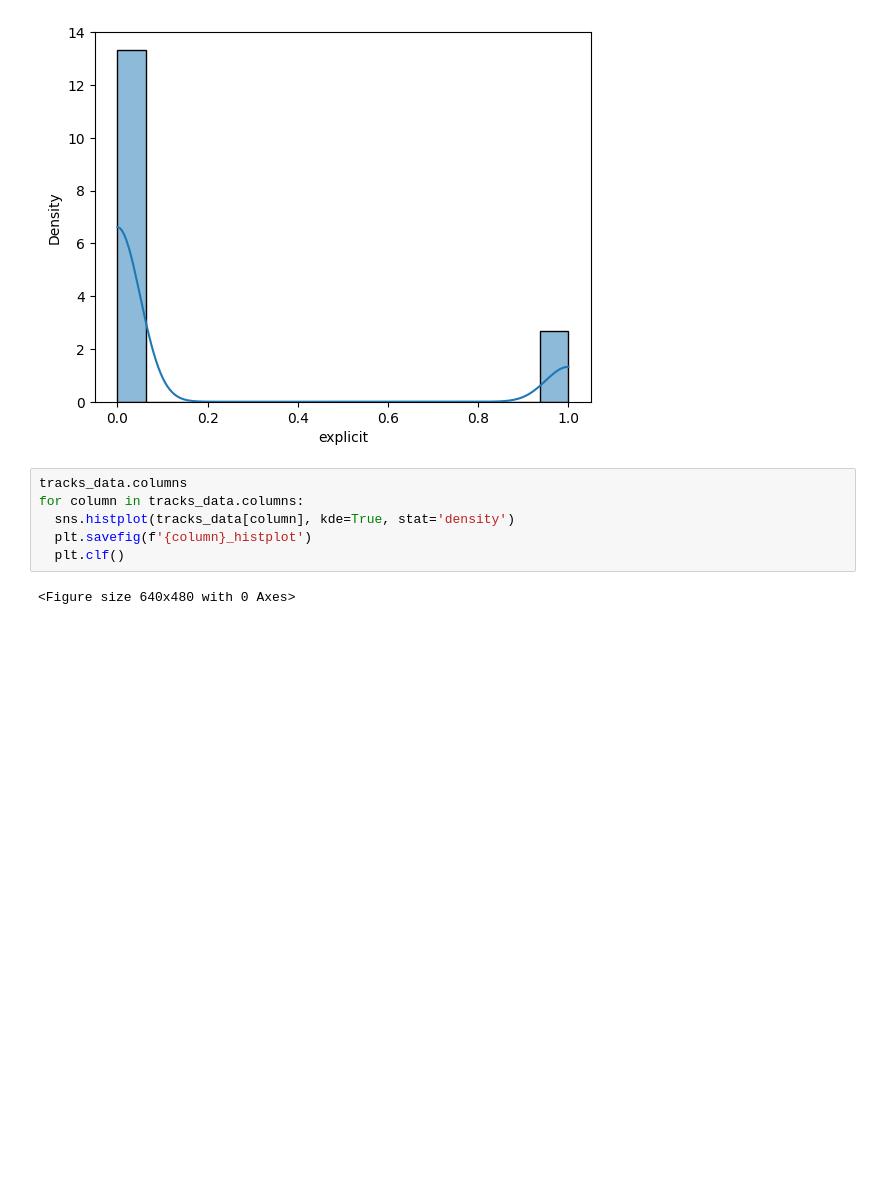
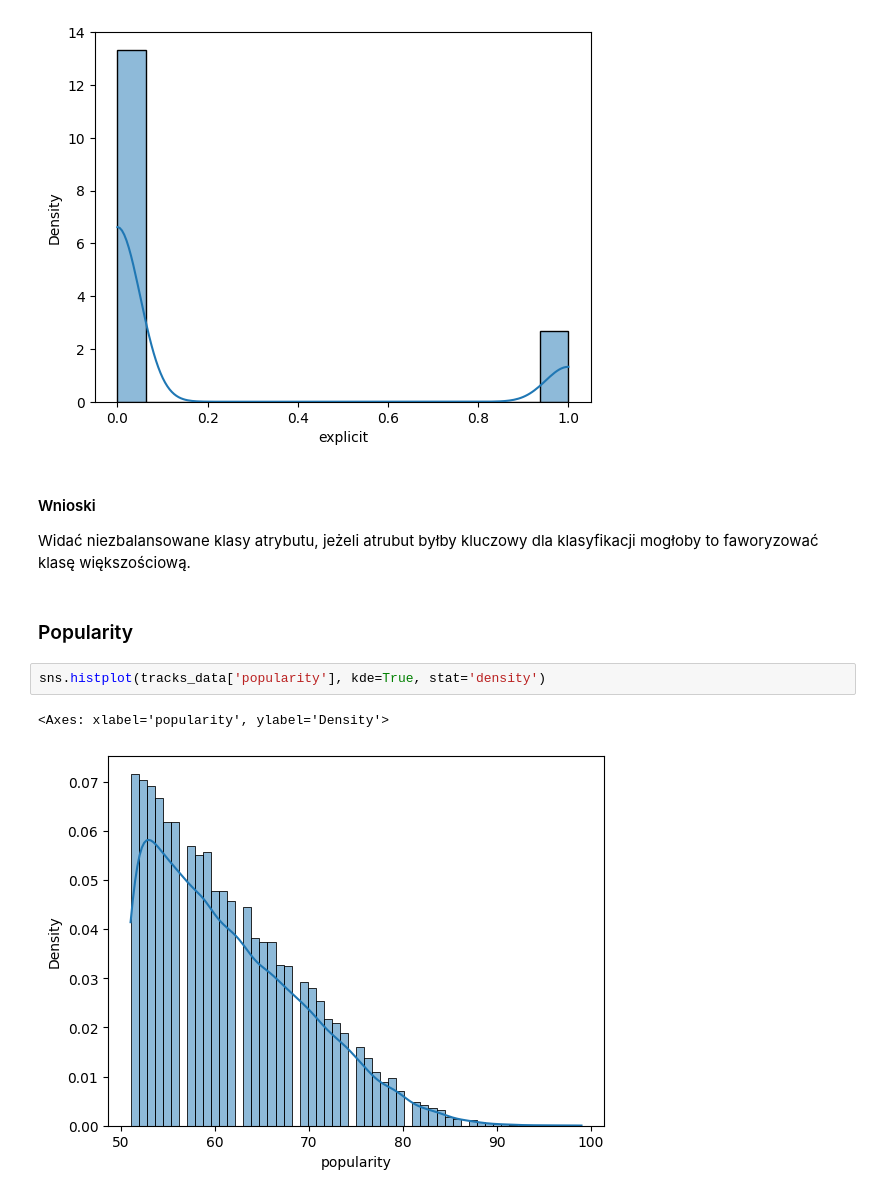
Before and after one commit to michal1010/song-recommendation-system, a Jupyter notebook: ium_notebook.ipynb, the cells around one changed output. Saved outputs shown, nothing was run; the diff lists cells and outputs as text; blank space fills up the shorter version.

```diff
--- a/ium_notebook.ipynb
+++ b/ium_notebook.ipynb
@@ -28,11 +55,14 @@ sns.histplot(tracks_data['explicit'], kde=True, stat='density')
 # %% [output]
 <Axes: xlabel='explicit', ylabel='Density'>
 [figure]
-# %%
-tracks_data.columns
-for column in tracks_data.columns:
-  sns.histplot(tracks_data[column], kde=True, stat='density')
-  plt.savefig(f'{column}_histplot')
-  plt.clf()
-# %% [output]
-<Figure size 640x480 with 0 Axes>
+# %% [markdown]
+#### Wnioski
+
+Widać niezbalansowane klasy atrybutu, jeżeli atrubut byłby kluczowy dla klasyfikacji mogłoby to faworyzować klasę większościową.
+# %% [markdown]
+### Popularity
+# %%
+sns.histplot(tracks_data['popularity'], kde=True, stat='density')
+# %% [output]
+<Axes: xlabel='popularity', ylabel='Density'>
+[figure, added]
```
Also changed, not shown: parts of 64 cells of this notebook, 13 other files.
